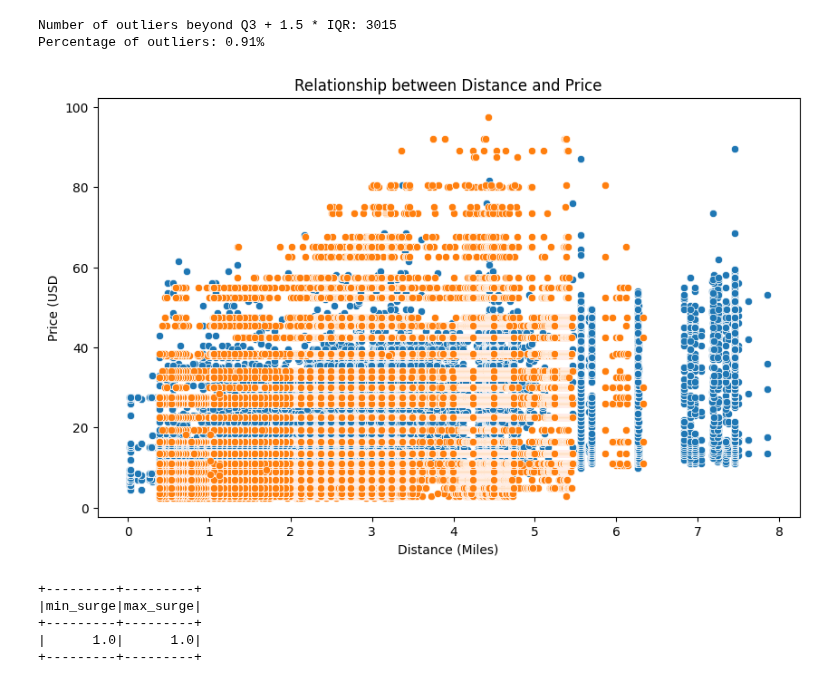
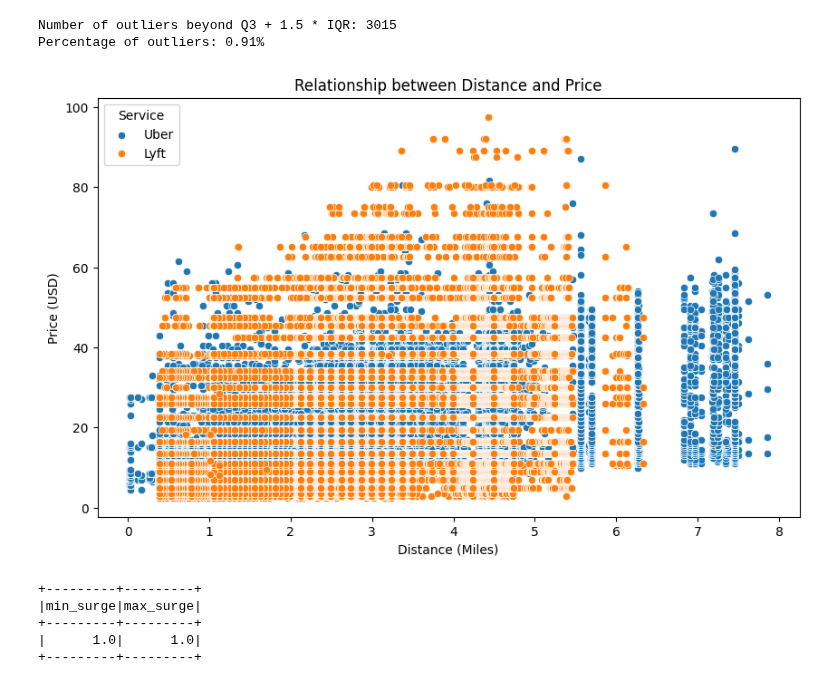
Before and after one commit to rishikamtam12/UberFarePredictor, a Jupyter notebook: dataVisualization.ipynb, the cells around one changed output. Cells and saved outputs as stored; diff of their text form; code cells hidden in the pictures.

Commit message:
Data Visualization 4

```diff
--- a/dataVisualization.ipynb
+++ b/dataVisualization.ipynb
@@ -176,18 +180,27 @@ Percentage of outliers: 0.91%
 # %%
 # Visualization 2 Distance vs Price (scatter plot)
 
 distance_price_df_uber = uber_df.select('distance', 'price').toPandas()
 distance_price_df_lyft = lyft_df.select('distance', 'price').toPandas()
 
 plt.figure(figsize=(10, 6))
-sns.scatterplot(x=distance_price_df_uber['distance'], y=distance_price_df_uber['price'])
-sns.scatterplot(x=distance_price_df_lyft['distance'], y=distance_price_df_lyft['price'])
+
+# Scatterplot for Uber with label
+sns.scatterplot(x=distance_price_df_uber['distance'], y=distance_price_df_uber['price'], label='Uber')
+
+# Scatterplot for Lyft with label
+sns.scatterplot(x=distance_price_df_lyft['distance'], y=distance_price_df_lyft['price'], label='Lyft')
+
 plt.title('Relationship between Distance and Price')
 plt.xlabel('Distance (Miles)')
-plt.ylabel('Price (USD')
+plt.ylabel('Price (USD)')
+
+# Add legend
+plt.legend(title='Service')
+
 plt.show()
 # %% [output]
-[figure, old version]
+[figure, new version]
 # %%
 # Visualization 3 Surge Multiplier Ranges
 
```
Also changed, not shown: parts of 19 cells of this notebook.
